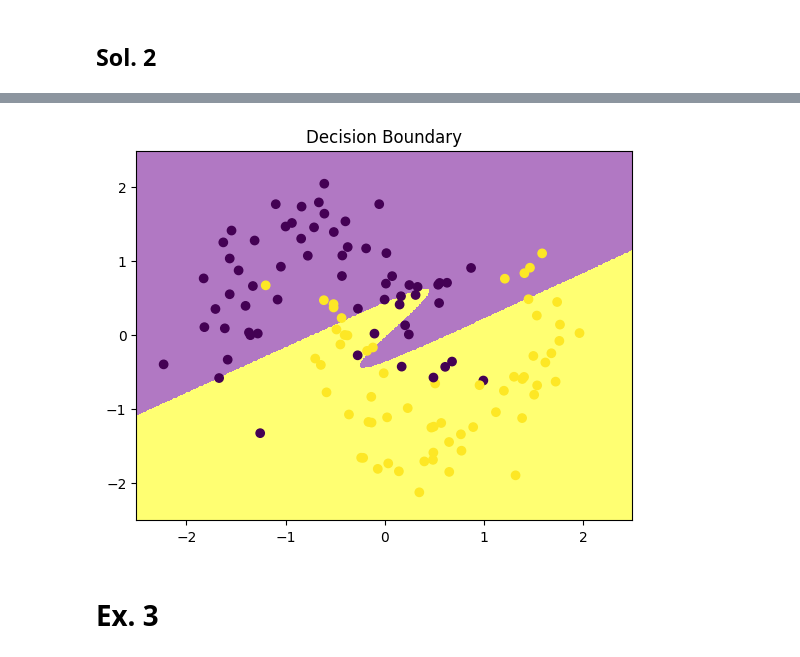
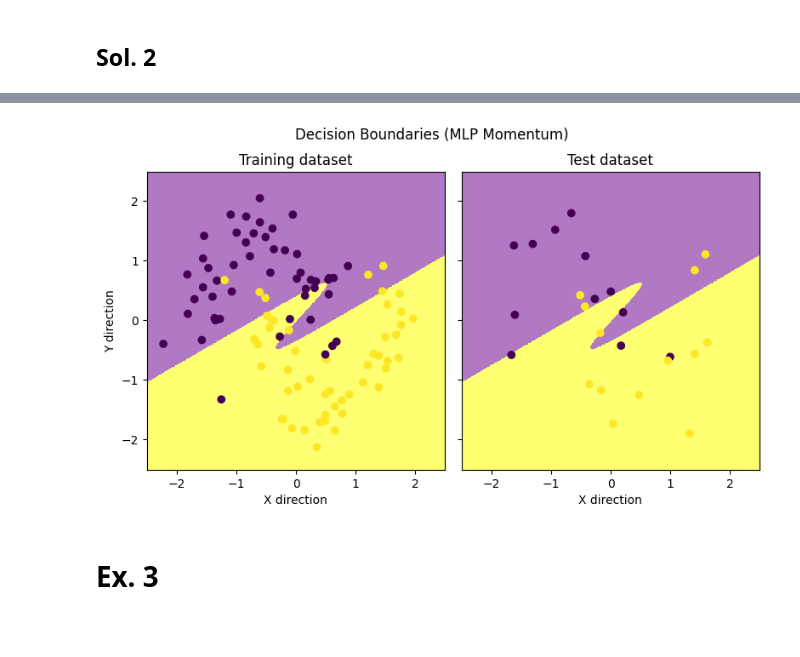
Before and after one commit to LucaFranceschi01/DL-2024, a Jupyter notebook: p1-intro/P1-Questions_Answers.ipynb, the cells around one changed output, grey strips where cells are left out. Cells and saved outputs as stored; diff of their text form; code cells hidden in the pictures; blank space fills up the shorter version.

```diff
--- a/p1-intro/P1-Questions_Answers.ipynb
+++ b/p1-intro/P1-Questions_Answers.ipynb
@@ -311,17 +336,7 @@ Text(0, 0.5, 'Loss (J) value')
-# %%
-xx, yy = np.meshgrid(np.arange(-2.5, 2.5, 0.01), np.arange(-2.5, 2.5, 0.01))
-xd = np.column_stack((xx.flatten(), yy.flatten()))
-xd2 = predict(mlpMom, xd)
-xd2 = xd2.reshape(xx.shape)
-
-plt.figure()
-plt.title('Decision Boundary')
-plt.pcolormesh(xx, yy, xd2, cmap=cmap_light)
-plt.scatter(normalized_test[:,0], normalized_test[:,1], c=test_df.C)
-plt.scatter(normalized_train[:,0], normalized_train[:,1], c=train_df.C)
-plt.show()
-# %% [output]
-[figure, removed]
+# %%
+visualize_boundaries(mlpMom, (-2.5, 2.5), (-2.5, 2.5), normalized_train, normalized_test, train_df.C, test_df.C, title='MLP Momentum')
+# %% [output]
+[figure, added]
 # %% [markdown]
 # Ex. 3
 # %%
```
Also changed, not shown: parts of 5 cells of this notebook.
